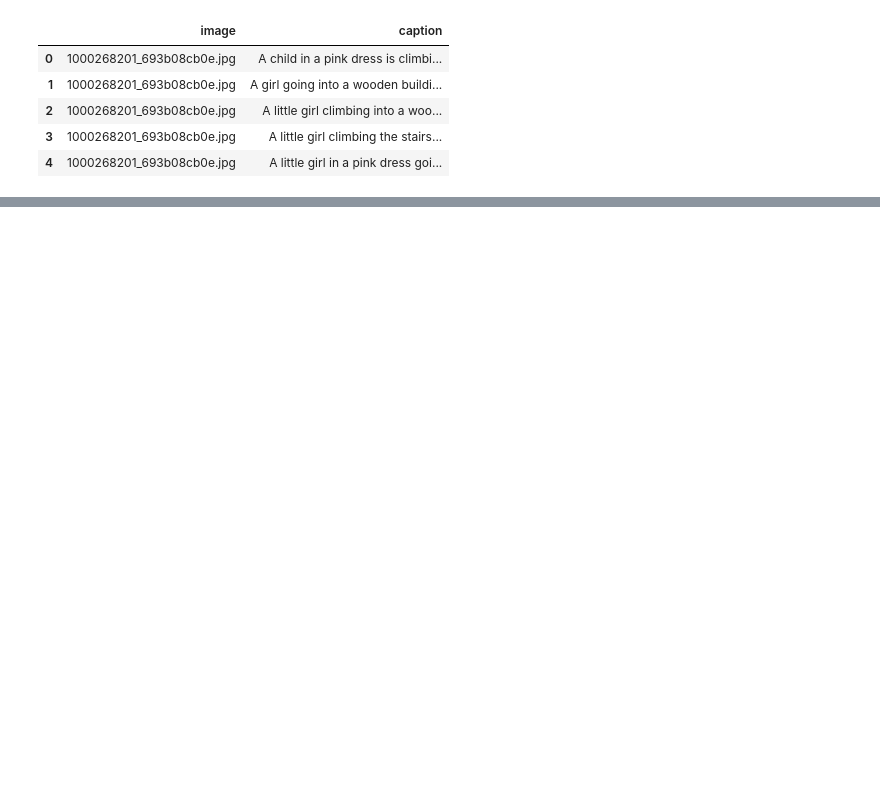
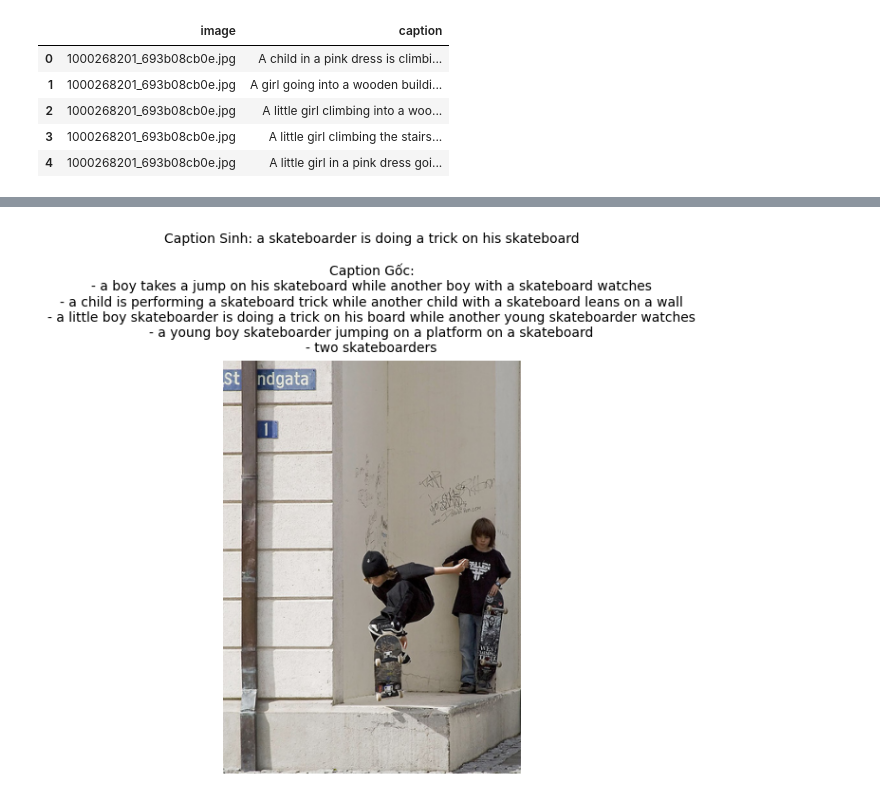
Before and after one commit to sontransonn/image-caption-generation, a Jupyter notebook: imct-resnet-fasttext.ipynb, the cells around one changed output, grey strips where cells are left out. Drawn from its saved outputs; the diff is of its cells as text; code cells hidden in the pictures; blank space fills up the shorter version.

```diff
--- a/imct-resnet-fasttext.ipynb
+++ b/imct-resnet-fasttext.ipynb
@@ -381,16 +451,18 @@ def display_image_with_caption(img_path, generated_caption, ground_truth_caption
     plt.title(f"Caption Sinh: {generated_caption}\n\nCaption Gốc:\n{gt_text}", fontsize=10)
     plt.tight_layout(); plt.show()
 # %%
-example_img = list(features_dict.keys())[20]
+example_img = list(features_dict.keys())[36]
 example_path = os.path.join(image_dir, example_img)
 example_feature = features_dict[example_img]
 
 caption = generate_caption_beam_search(model, example_feature, tokenizer, index_word)
 
 ground_truths = captions_dict[example_img]
 gt_cleaned = [
     ' '.join(w for w in cap.split() if w not in ('startseq', 'endseq', '<unk>'))
     for cap in ground_truths
 ]
 
 display_image_with_caption(example_path, caption, gt_cleaned)
+# %% [output]
+[figure, added]
```
Also changed, not shown: parts of 7 cells of this notebook.
